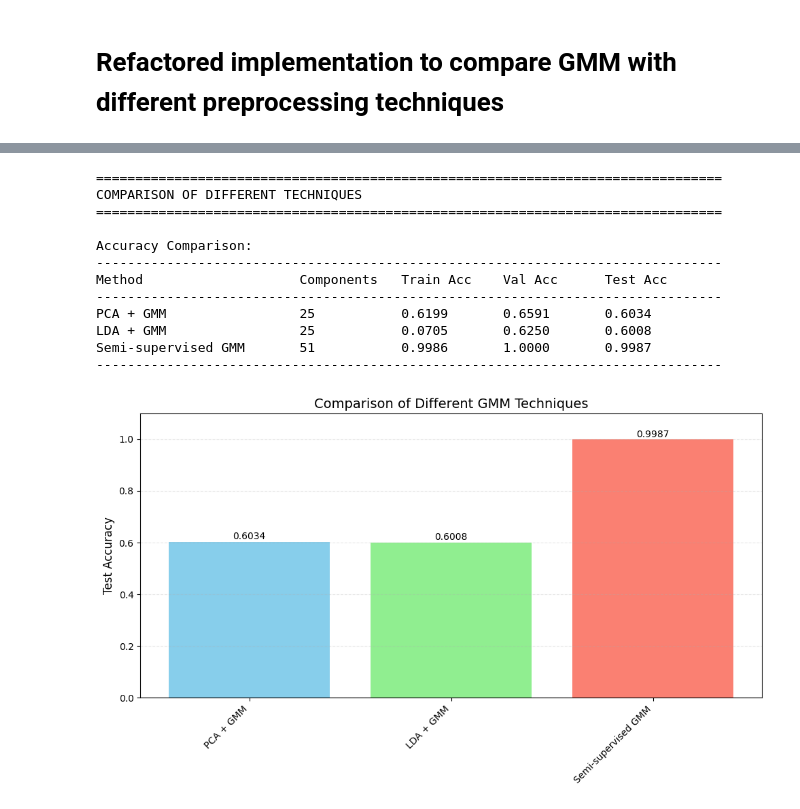
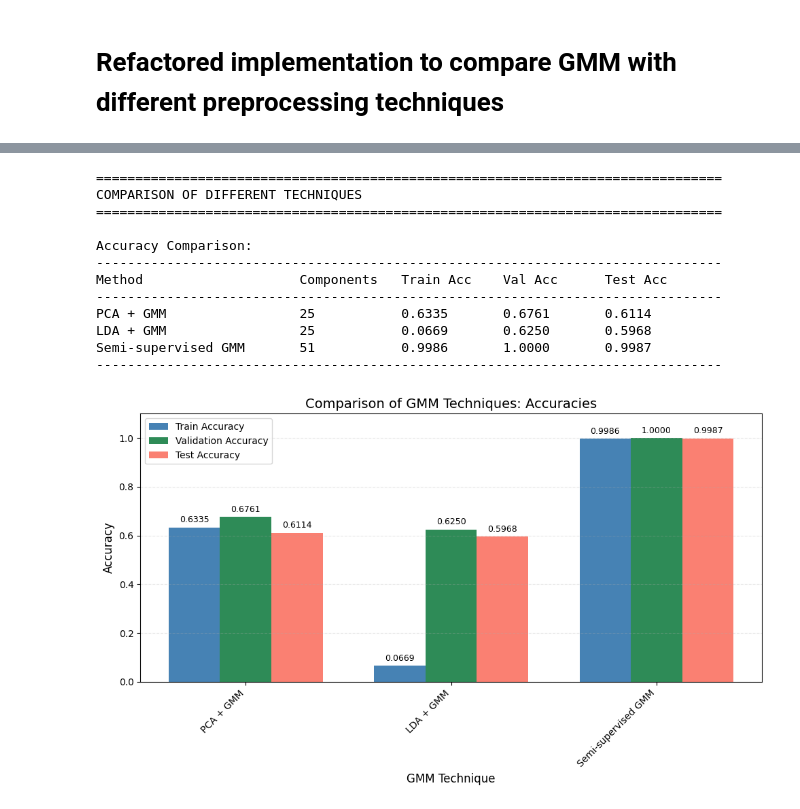
Before and after one commit to RepoRogue123/Linguistix, a Jupyter notebook: Clustering/GMM_Clustering.ipynb, the cells around one changed output, grey strips where cells are left out. Drawn from its saved outputs; the diff is of its cells as text; code cells hidden in the pictures.

Commit message:
Enhanced the graphs for better visualization

```diff
--- a/Clustering/GMM_Clustering.ipynb
+++ b/Clustering/GMM_Clustering.ipynb
@@ -940,7 +970,7 @@ semi_supervised_gmm = GaussianMixtureModel(
 # Find optimal components using smaller search range
 n_range_ss = range(1, n_speakers*3 + 1, n_speakers//2)
 optimal_n_ss, val_accuracy_ss, _ = find_optimal_components(
-    semi_supervised_gmm, X_train_norm, X_val_norm, y_val, n_range_ss, y_train=y_train
+    semi_supervised_gmm, X_train_norm, X_val_norm, X_test_norm, y_train, y_val, y_test, n_range_ss, y_train_for_semi=y_train
 )
 # %% [output]
 Training semi-supervised GMM...
@@ -1089,6 +1119,7 @@ def preprocess_data(X_train, X_val, X_test, method='none', pca_components=None):
 
     return X_train_prep, X_val_prep, X_test_prep
 # %%
+# Run experiments with different preprocessing methods
 # Run experiments with different preprocessing methods
 print("\n" + "="*80)
 print("COMPARISON OF DIFFERENT GMM TECHNIQUES")
@@ -1130,7 +1161,7 @@ gmm_pca = GaussianMixtureModel(
 # Find optimal number of components
 print("\nFinding optimal number of components for PCA-GMM...")
 optimal_n_pca, val_accuracy_pca, bic_values_pca = find_optimal_components(
-    gmm_pca, X_train_pca, X_val_pca, y_val, n_range_standard
+    gmm_pca, X_train_pca, X_val_pca, X_test_pca, y_train, y_val, y_test, n_range_standard
 )
 
 # Train with optimal number of components
@@ -1221,7 +1252,7 @@ gmm_lda = GaussianMixtureModel(
 # Find optimal number of components
 print("\nFinding optimal number of components for LDA-GMM...")
 optimal_n_lda, val_accuracy_lda, bic_values_lda = find_optimal_components(
-    gmm_lda, X_train_lda, X_val_lda, y_val, n_range_standard
+    gmm_lda, X_train_lda, X_val_lda, X_test_lda, y_train, y_val, y_test, n_range_standard
 )
 
 # Train with optimal number of components
@@ -1382,41 +1411,53 @@ for result in all_results:
     n_comp = result['n_components']
     train_acc = result['train_accuracy']
     val_acc = result['val_accuracy']
     test_acc = result['test_accuracy']
 
     print(f"{method:<25} {n_comp:<12} {train_acc:<12.4f} {val_acc:<12.4f} {test_acc:<12.4f}")
 
 print("-"*80)
 
 # Plot comparison of test accuracies
 methods = [r['preprocessing'] for r in all_results]
+train_accs = [r['train_accuracy'] for r in all_results]
+val_accs = [r['val_accuracy'] for r in all_results]
 test_accs = [r['test_accuracy'] for r in all_results]
 
+x = np.arange(len(methods))  # label locations
+width = 0.25
+
 plt.figure(figsize=(10, 6))
-bars = plt.bar(methods, test_accs, color=['skyblue', 'lightgreen', 'salmon'])
+plt.bar(x - width, train_accs, width, label='Train Accuracy', color='steelblue')
+plt.bar(x, val_accs, width, label='Validation Accuracy', color='seagreen')
+plt.bar(x + width, test_accs, width, label='Test Accuracy', color='salmon')
 
-# Add accuracy values on top of bars
-for i, v in enumerate(test_accs):
-    plt.text(i, v + 0.01, f"{v:.4f}", ha='center')
+plt.xlabel('GMM Technique', fontsize=12)
+plt.ylabel('Accuracy', fontsize=12)
+plt.title('Comparison of GMM Techniques: Accuracies', fontsize=14)
+plt.xticks(x, methods, rotation=45, ha='right')
+plt.ylim(0, 1.1)
 
-plt.ylim(0, max(test_accs) + 0.1)
-plt.ylabel('Test Accuracy', fontsize=12)
-plt.title('Comparison of Different GMM Techniques', fontsize=14)
-plt.xticks(rotation=45, ha='right')
+# Annotate accuracy values on top of each bar
+for i in range(len(methods)):
+    plt.text(x[i] - width, train_accs[i] + 0.02, f"{train_accs[i]:.4f}", ha='center', fontsize=9)
+    plt.text(x[i], val_accs[i] + 0.02, f"{val_accs[i]:.4f}", ha='center', fontsize=9)
+    plt.text(x[i] + width, test_accs[i] + 0.02, f"{test_accs[i]:.4f}", ha='center', fontsize=9)
+
+plt.legend()
 plt.grid(axis='y', linestyle='--', alpha=0.3)
 plt.tight_layout()
 plt.show()
 # %% [output]
 ================================================================================
 COMPARISON OF DIFFERENT TECHNIQUES
 ================================================================================
 
 Accuracy Comparison:
 --------------------------------------------------------------------------------
 Method                    Components   Train Acc    Val Acc      Test Acc
 --------------------------------------------------------------------------------
-PCA + GMM                 25           0.6199       0.6591       0.6034
-LDA + GMM                 25           0.0705       0.6250       0.6008
+PCA + GMM                 25           0.6335       0.6761       0.6114
+LDA + GMM                 25           0.0669       0.6250       0.5968
 Semi-supervised GMM       51           0.9986       1.0000       0.9987
 --------------------------------------------------------------------------------
-[figure, old version]
+[figure, new version]
```
Also changed, not shown: parts of 6 cells of this notebook.
